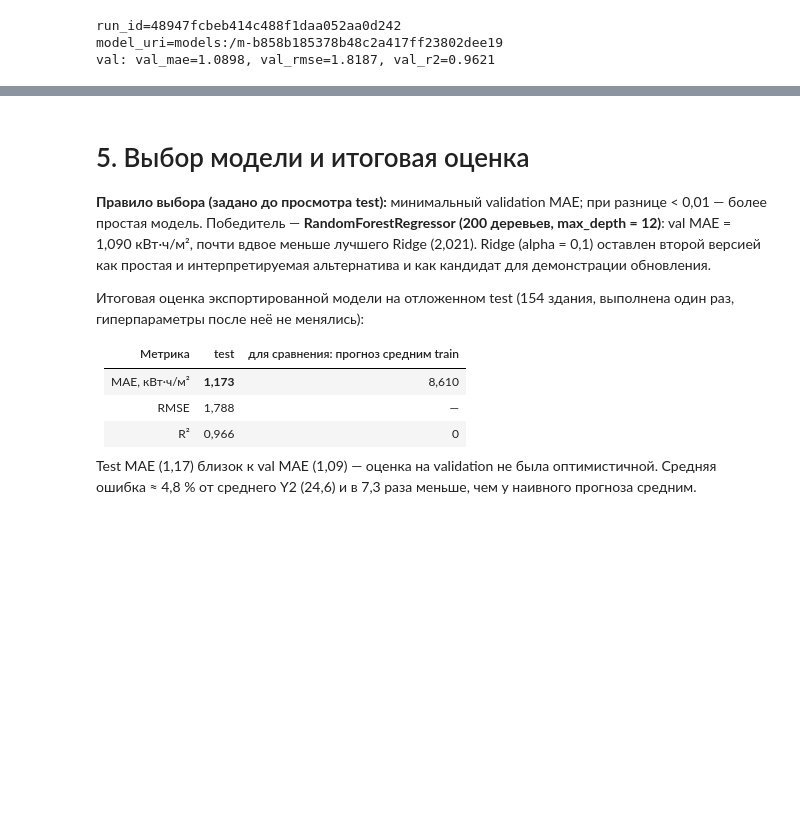
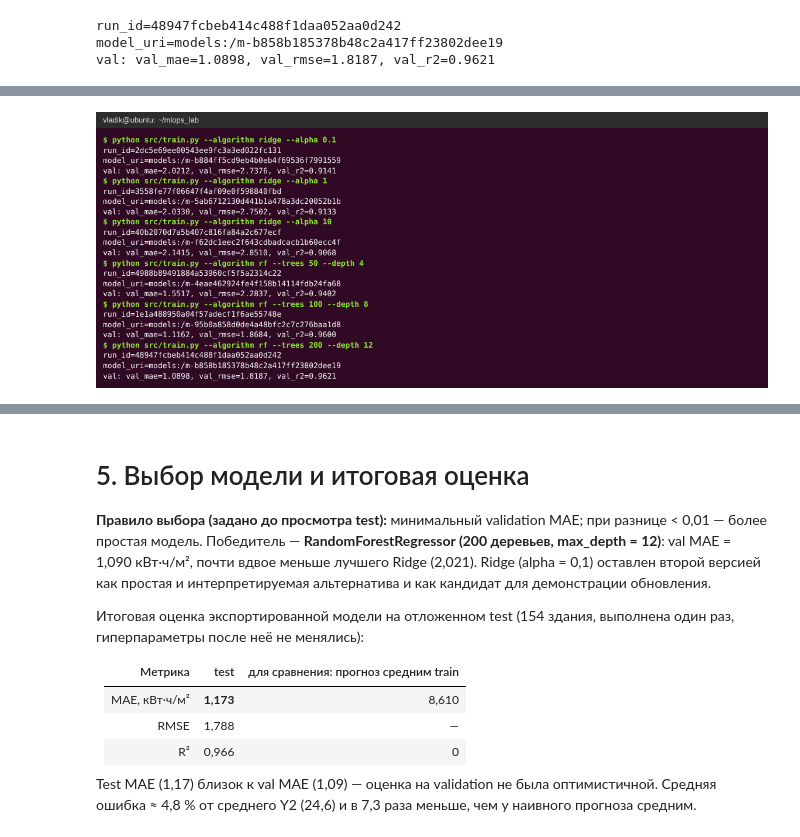
Before and after one commit to Vladik65rus/AI4lab, a Jupyter notebook: Лабораторная_работа_4.ipynb, the cells around one changed output, grey strips where cells are left out. Cells and saved outputs as stored; diff of their text form; code cells hidden in the pictures; blank space fills up the shorter version.

```diff
--- a/Лабораторная_работа_4.ipynb
+++ b/Лабораторная_работа_4.ipynb
@@ -198,0 +179,5 @@ val: val_mae=1.0898, val_rmse=1.8187, val_r2=0.9621
+# %%
+from IPython.display import Image
+Image("screenshots/term_train6.png")
+# %% [output]
+[figure, added]
```
Also changed, not shown: parts of 39 cells of this notebook.
